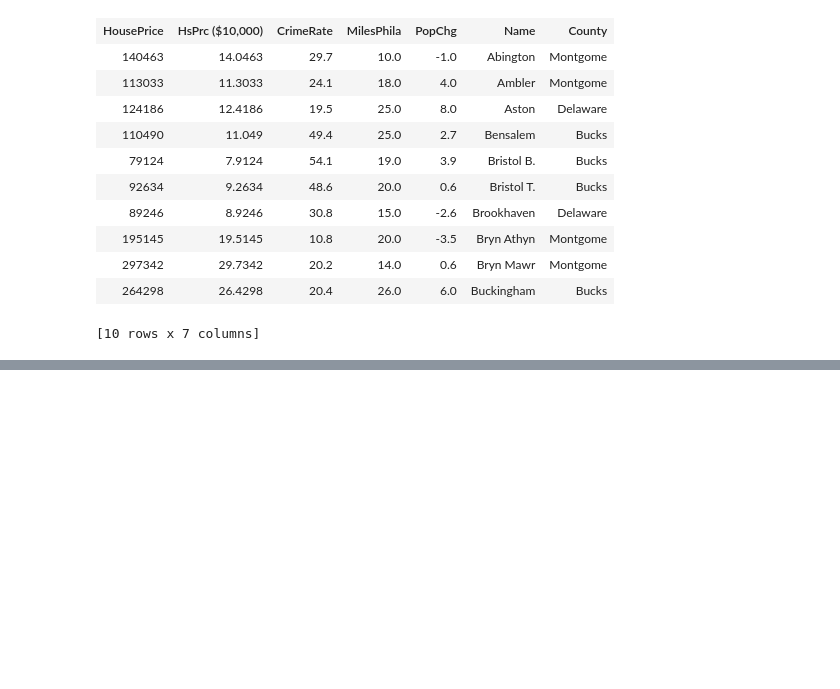
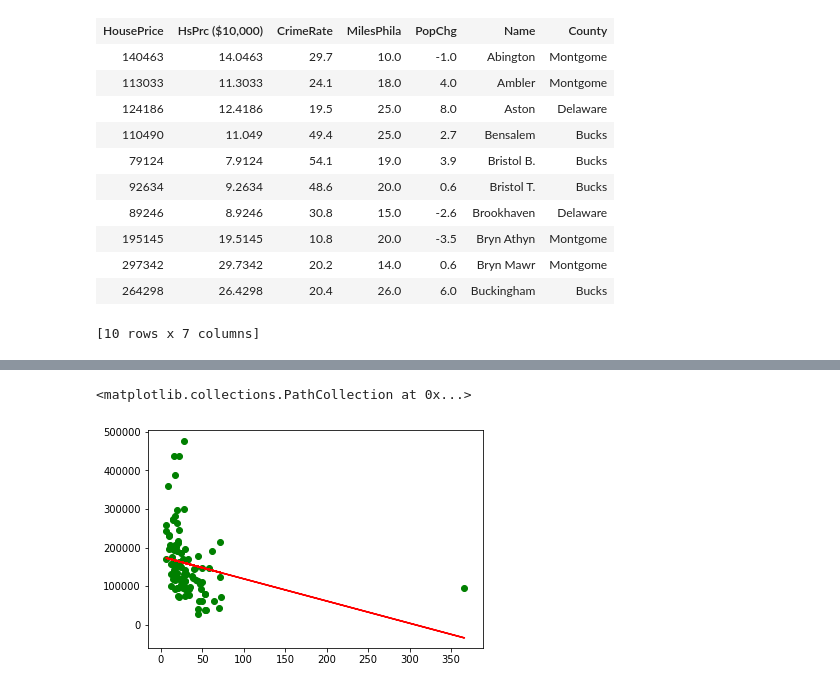
Before and after one commit to AkhilVinayakp/machine_Learning_Algorithms_python, a Jupyter notebook: regression/pred_house_price.ipynb, the cells around one changed output, grey strips where cells are left out. Drawn from its saved outputs; the diff is of its cells as text; code cells hidden in the pictures; blank space fills up the shorter version.

```diff
--- a/regression/pred_house_price.ipynb
+++ b/regression/pred_house_price.ipynb
@@ -37,4 +37,4 @@ Materializing X axis SArray
 Materializing Y axis SArray
 [interactive output not drawn]
 # %%
-crime_model = turicreate.linear_regression.create()
+crime_model = turicreate.linear_regression.create(sales, target="HousePrice", features=["CrimeRate"])
@@ -40,0 +55,9 @@ crime_model = turicreate.linear_regression.create()
+# %%
+# ploating the predicted data
+import matplotlib.pyplot as plt
+
+plt.plot(sales['CrimeRate'],crime_model.predict(sales), color='red')
+plt.scatter(sales['CrimeRate'],sales['HousePrice'], color='green')
+# %% [output]
+<matplotlib.collections.PathCollection at 0x...>
+[figure, added]
```
Also changed, not shown: parts of 11 cells of this notebook, 1 other file.
